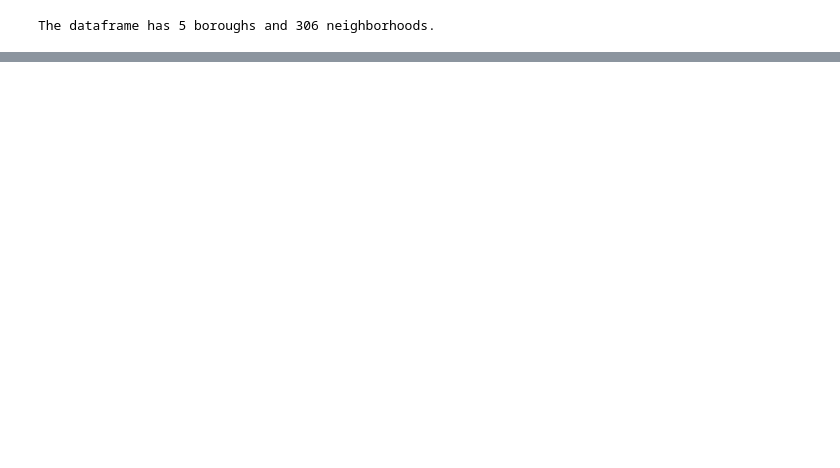
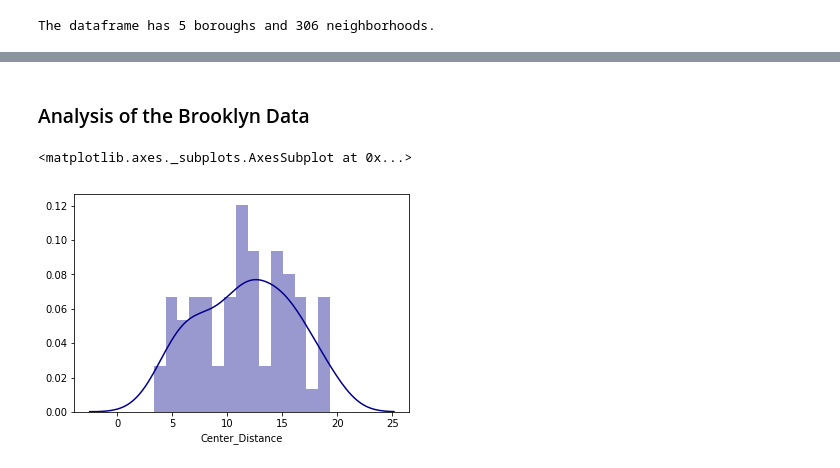
Before and after one commit to Chrisgitdata/Coursera_Capstone, a Jupyter notebook: The Battle of Neighborhoods.ipynb, the cells around one changed output, grey strips where cells are left out. Saved outputs shown, nothing was run; the diff lists cells and outputs as text; code cells hidden in the pictures; blank space fills up the shorter version.

```diff
--- a/The Battle of Neighborhoods.ipynb
+++ b/The Battle of Neighborhoods.ipynb
@@ -200,0 +230,14 @@ map_newyork
+# %%
+# Define Center --> An analysis of tripadvisor shows that the Empire State building
+# is the most important and most visited building in Manhattan and be the center of Manhattan in our Example.
+address_center = 'Empire State Building, New York, NY'
+geolocator = Nominatim(user_agent="ny_explorer")
+location_center = geolocator.geocode(address_center)
+latitude_center = location_center.latitude
+longitude_center = location_center.longitude
+print('Center of Manhattan (Empire State Building) is at {}, {}.'.format(latitude_center, longitude_center))
+
+
+#pip install geopy
+from geopy.distance import geodesic
+mh_center = (latitude_center, longitude_center)
@@ -200,0 +246,7 @@ map_newyork
+# %%
+for index, row in neighborhoods.iterrows():
+    coordinates = (row['Latitude'], row['Longitude'])
+    dist = geodesic(mh_center, coordinates).km
+    neighborhoods.loc[index, 'Center_Distance'] = dist
+
+neighborhoods.tail(7)
@@ -200,0 +293,4 @@ map_newyork
+# %%
+# Creating new Dataframe Brooklyn_data
+brooklyn_data = neighborhoods[neighborhoods['Borough'] == 'Brooklyn'].reset_index(drop=True)
+brooklyn_data.sort_values(by=['Center_Distance'], ascending=False).head()
@@ -200,0 +304,10 @@ map_newyork
+# %% [markdown]
+### Analysis of the Brooklyn Data
+# %%
+# Distance to Center Histogram
+
+import seaborn as sns
+sns.distplot(brooklyn_data['Center_Distance'], hist=True, kde=True, bins=15, color = 'darkblue')
+# %% [output]
+<matplotlib.axes._subplots.AxesSubplot at 0x...>
+[figure, added]
```
Also changed, not shown: parts of 76 cells of this notebook.
